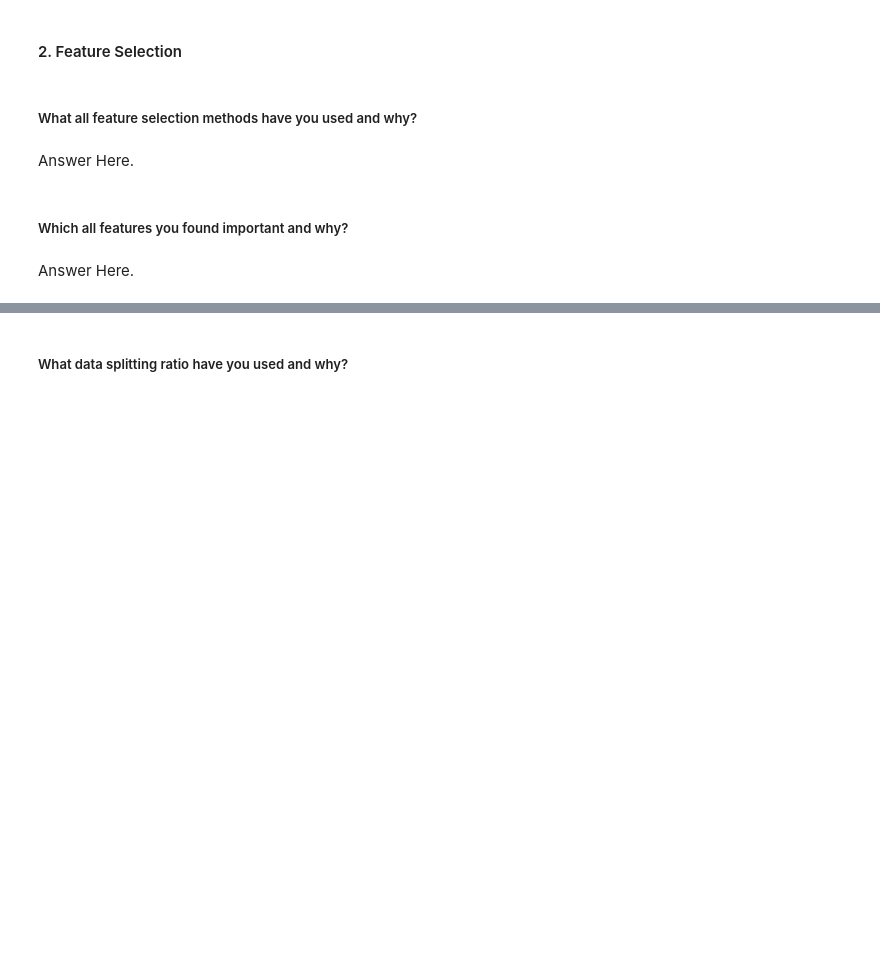
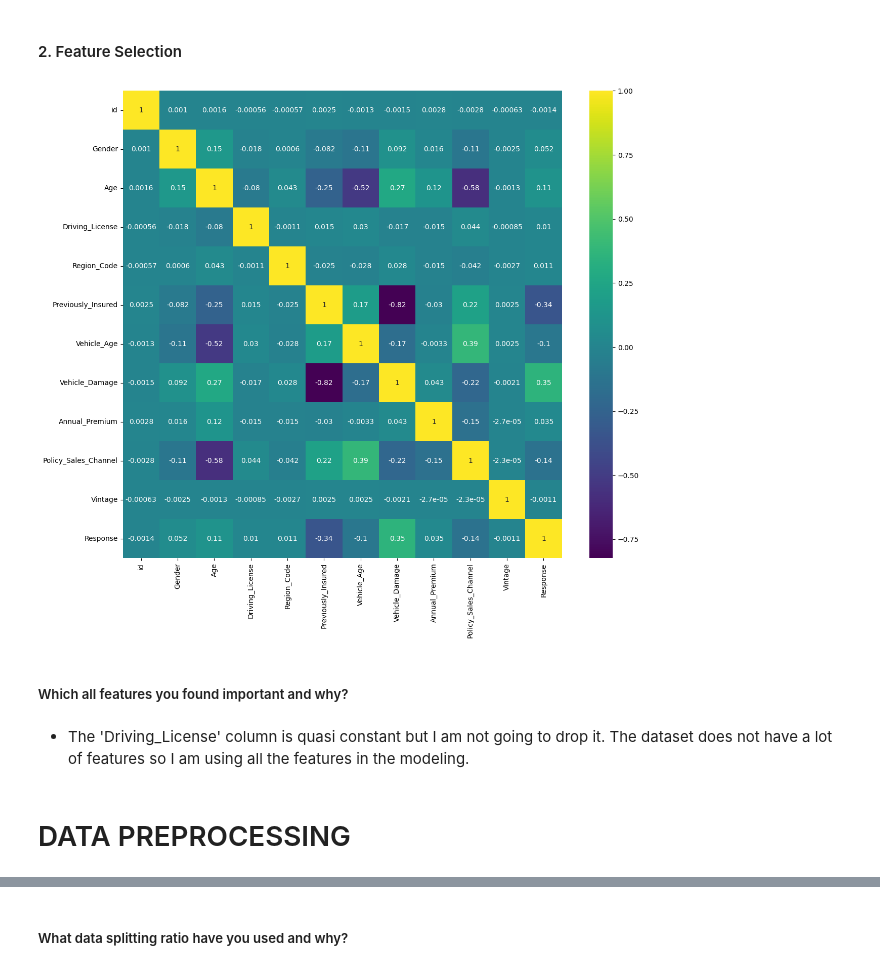
Before and after one commit to Kalpesh-Nandedkar/HEALTH-INSURANCE-CROSS-SELL-PREDICTION, a Jupyter notebook: HEALTH_INSURANCE_CROSS_SELL_PREDICTION.ipynb, the cells around one changed output, grey strips where cells are left out. Cells and saved outputs as stored; diff of their text form; code cells hidden in the pictures; blank space fills up the shorter version.

```diff
--- a/HEALTH_INSURANCE_CROSS_SELL_PREDICTION.ipynb
+++ b/HEALTH_INSURANCE_CROSS_SELL_PREDICTION.ipynb
@@ -987,8 +994,14 @@ for col in categorical_features:
-# %% [markdown]
-##### What all feature selection methods have you used  and why?
-# %% [markdown]
-Answer Here.
+# %%
+# Plotting heatmap to look at the correlation of features
+plt.figure(figsize = (14,12))
+sns.heatmap(df.corr(), annot = True,  cmap = 'viridis')
+plt.show()
+# %% [output]
+[figure, added]
 # %% [markdown]
 ##### Which all features you found important and why?
-# %% [markdown]
-Answer Here.
+# %% [markdown]
+* The 'Driving_License' column is quasi constant but I am not going to drop it.
+The dataset does not have a lot of features so I am using all the features in the modeling.
+# %% [markdown]
+# DATA PREPROCESSING
```
Also changed, not shown: parts of 34 cells of this notebook.
